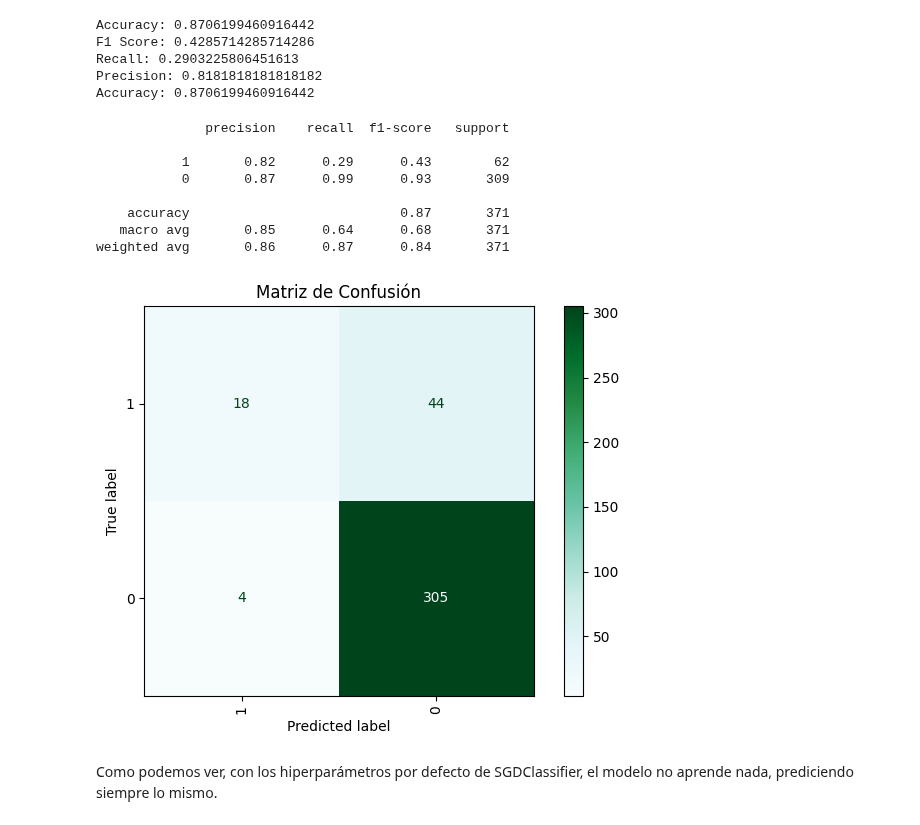
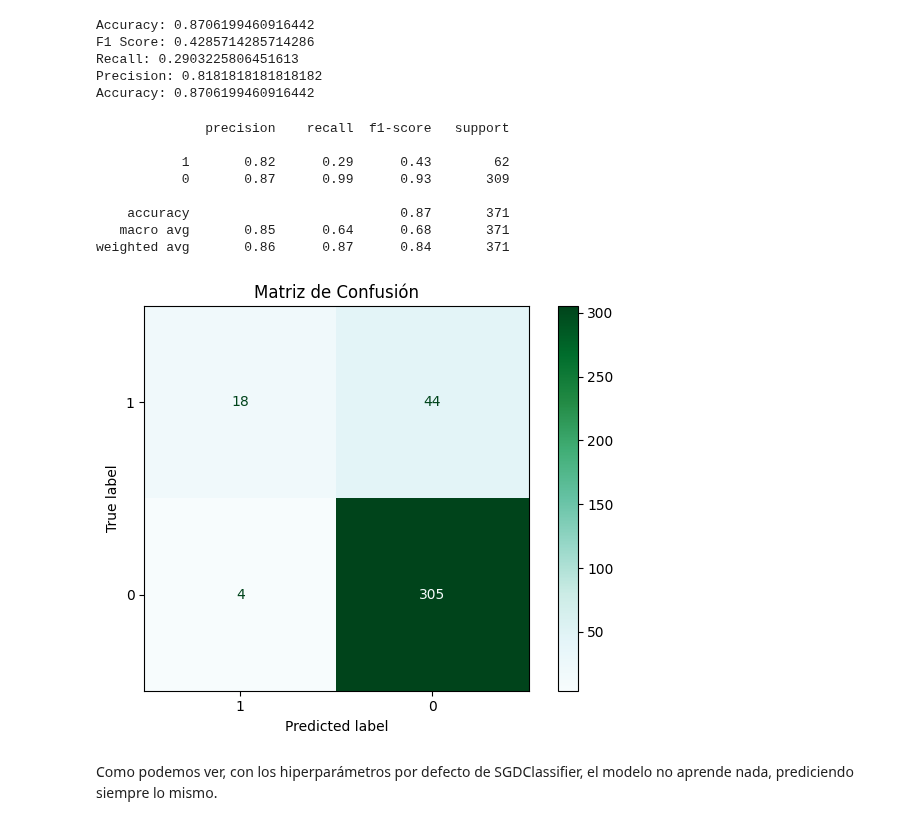
Before and after one commit to JeroFotinos/diplo_datos, a Jupyter notebook: 3_IAA/Lab 2.ipynb, the cells around one changed output. Drawn from its saved outputs; the diff is of its cells as text; code cells hidden in the pictures.

```diff
--- a/3_IAA/Lab 2.ipynb
+++ b/3_IAA/Lab 2.ipynb
@@ -151,23 +151,23 @@ Accuracy: 0.8706199460916442
 # %%
 classes =[1, 0]
 
 display=ConfusionMatrixDisplay.from_predictions(
-    y_test, y_pred, labels=classes, cmap=plt.cm.BuGn, xticks_rotation='vertical')
+    y_test, y_pred, labels=classes, cmap=plt.cm.BuGn)
 print(classification_report(y_test, y_pred, labels=classes))
 
 plt.title('Matriz de Confusión')
 plt.tight_layout()
 plt.show()
 # %% [output]
               precision    recall  f1-score   support
 
            1       0.82      0.29      0.43        62
            0       0.87      0.99      0.93       309
 
     accuracy                           0.87       371
    macro avg       0.85      0.64      0.68       371
 weighted avg       0.86      0.87      0.84       371
-[figure, old version]
+[figure, new version]
 # %% [markdown]
 Como podemos ver, con los hiperparámetros por defecto de SGDClassifier, el modelo no aprende nada, prediciendo siempre lo mismo.
 # %% [markdown]
```
Also changed, not shown: parts of 17 cells of this notebook.
